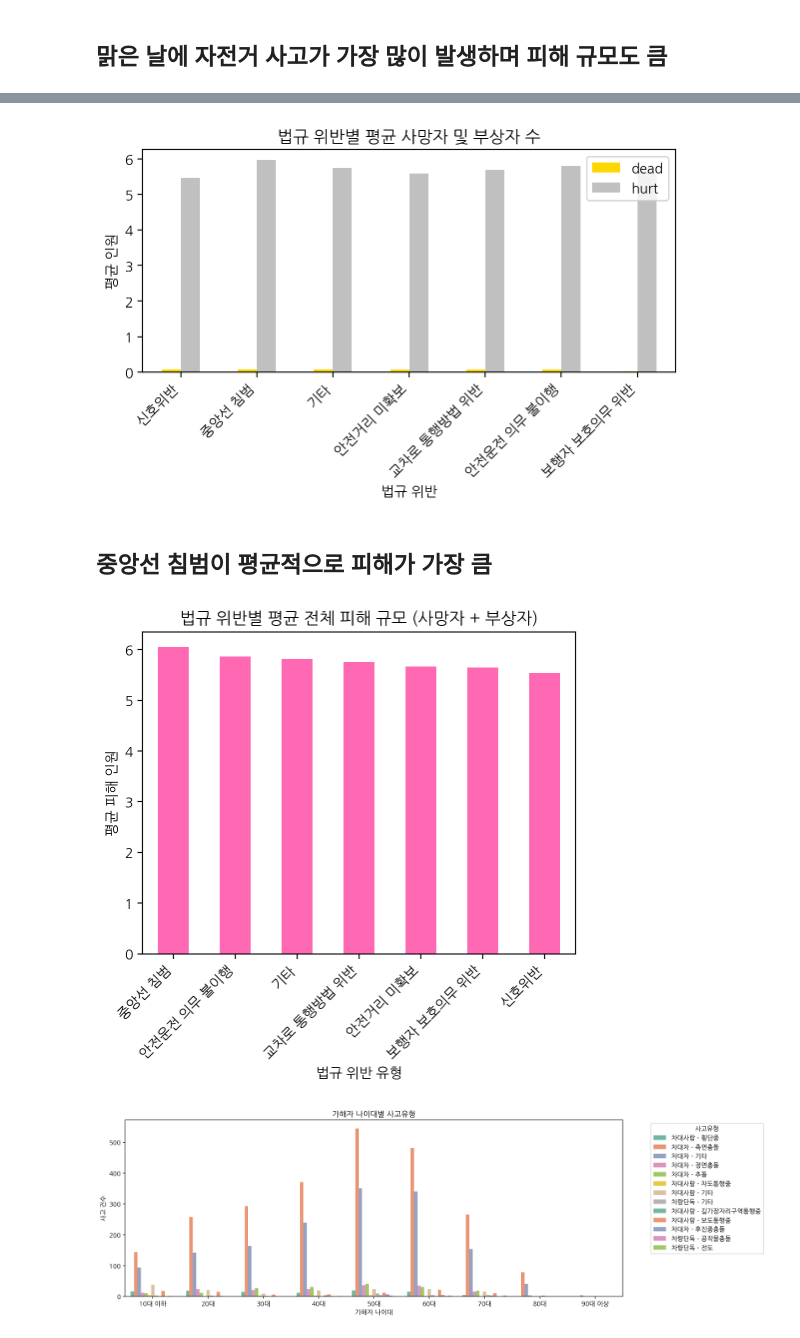
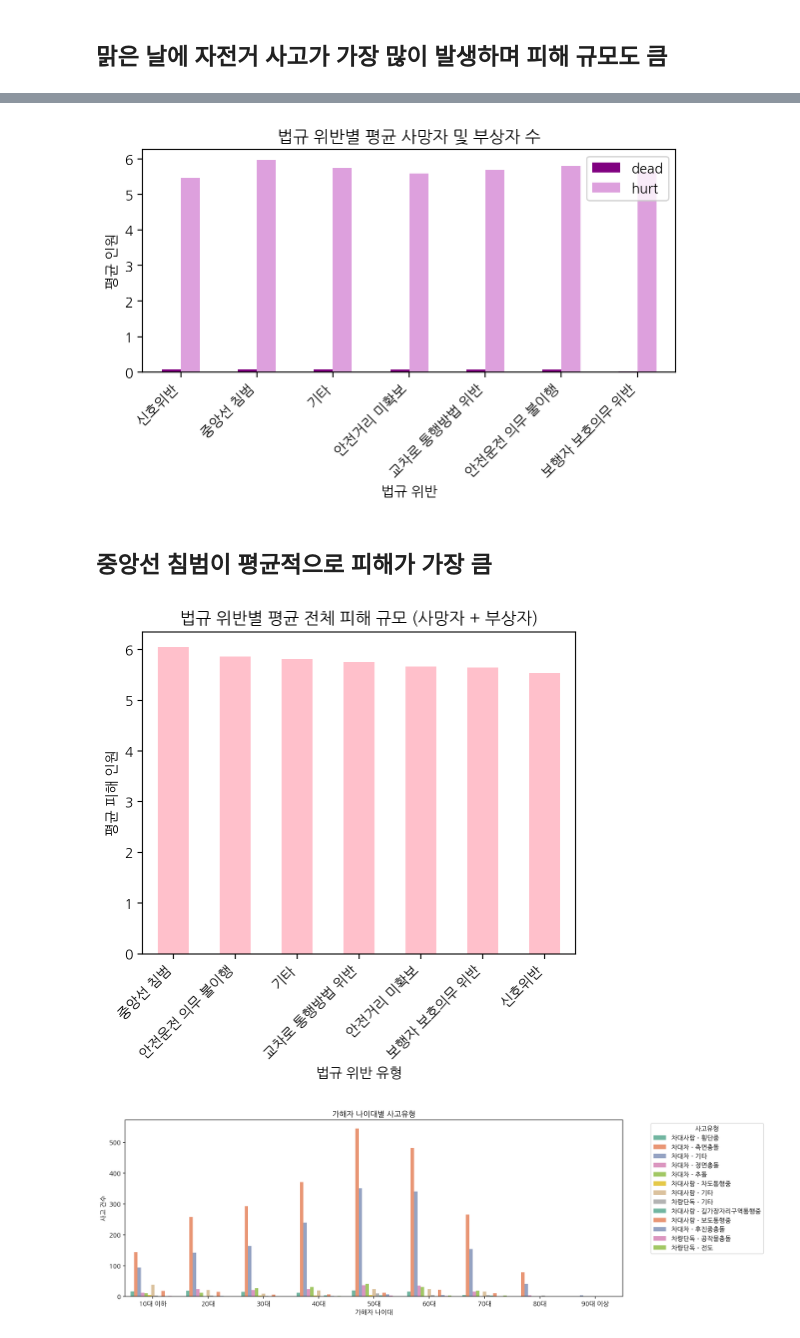
Before and after one commit to yeojeong735/25-BDA-TeamDP, a Jupyter notebook: 25_BDA_BikeCrash_TeamDP.ipynb, the cells around one changed output, grey strips where cells are left out. Saved outputs shown, nothing was run; the diff lists cells and outputs as text; code cells hidden in the pictures.

```diff
--- a/25_BDA_BikeCrash_TeamDP.ipynb
+++ b/25_BDA_BikeCrash_TeamDP.ipynb
@@ -302,7 +302,7 @@ df['violation'] = rData['법규위반사항']
 
 agg = df.groupby("violation")[["dead", "hurt"]].mean().sort_values("dead", ascending=False)
 
-agg.plot(kind="bar", figsize=(6, 4), color=["gold", "silver"])
+agg.plot(kind="bar", figsize=(6, 4), color=["purple", "plum"])
 plt.title("법규 위반별 평균 사망자 및 부상자 수")
 plt.xlabel("법규 위반")
 plt.ylabel("평균 인원")
@@ -310,26 +310,26 @@ plt.xticks(rotation=45, ha='right')
 plt.tight_layout()
 plt.show()
 # %% [output]
-[figure, old version]
+[figure, new version]
 # %% [markdown]
 ## 중앙선 침범이 평균적으로 피해가 가장 큼
 # %%
 df["violation"] = rData["법규위반사항"]
 
 mean_df = df.groupby("violation")[["dead", "hurt"]].mean()
 mean_df["total_victims"] = mean_df["dead"] + mean_df["hurt"]
 
 mean_df = mean_df.sort_values("total_victims", ascending=False)
 
-mean_df["total_victims"].plot(kind="bar", figsize=(5, 5), color='hotpink')
+mean_df["total_victims"].plot(kind="bar", figsize=(5, 5), color='pink')
 plt.title("법규 위반별 평균 전체 피해 규모 (사망자 + 부상자)")
 plt.xlabel("법규 위반 유형")
 plt.ylabel("평균 피해 인원")
 plt.xticks(rotation=45, ha='right')
 plt.tight_layout()
 plt.show()
 # %% [output]
-[figure, old version]
+[figure, new version]
 # %%
 # 나이대 구간 설정 (10대, 20대, 30대, ...)
 bins = [0, 19, 29, 39, 49, 59, 69, 79, 89, 120]
```
Also changed, not shown: parts of 3 cells of this notebook.
